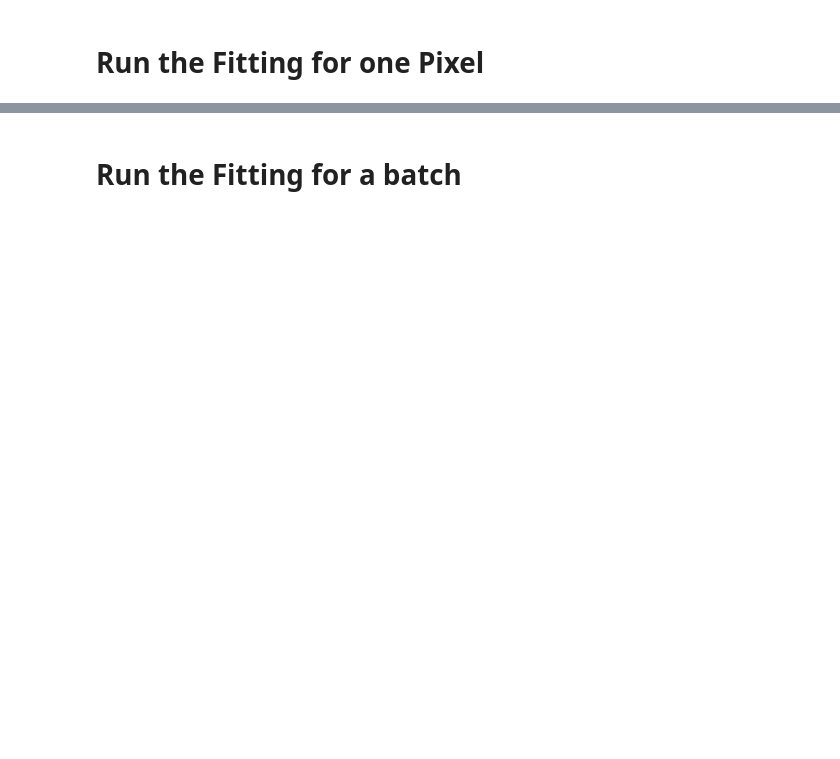
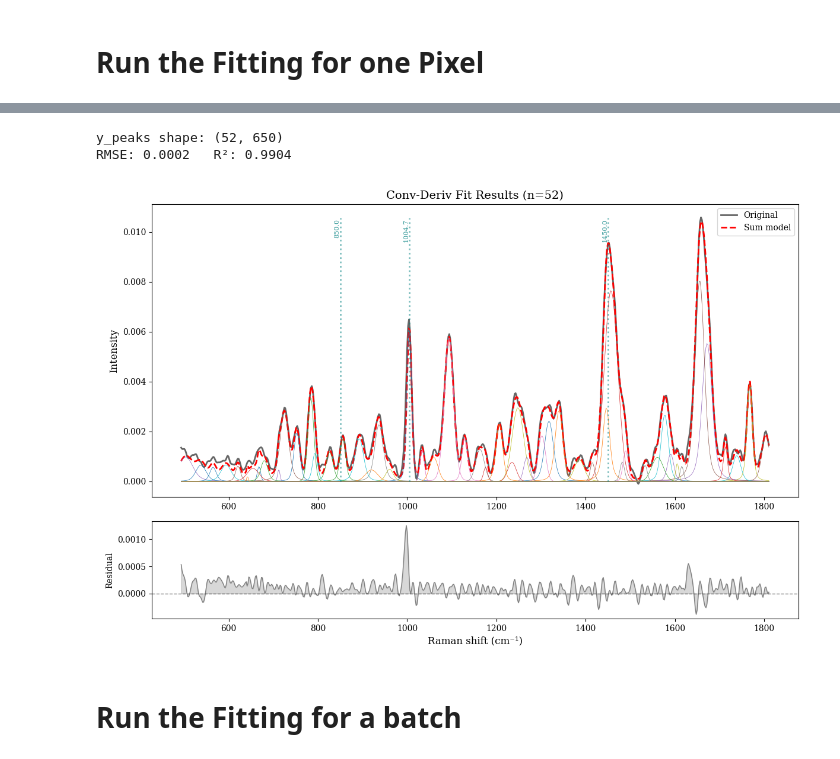
Before and after one commit to abbybonde/CASCADE, a Jupyter notebook: BCARSFitting copy.ipynb, the cells around one changed output, grey strips where cells are left out. Saved outputs shown, nothing was run; the diff lists cells and outputs as text; code cells hidden in the pictures; blank space fills up the shorter version.

Commit message:
updated add fixed peaks to have suppression around known peaks to minimize splitting into multiples

```diff
--- a/BCARSFitting copy.ipynb
+++ b/BCARSFitting copy.ipynb
@@ -79,8 +88,8 @@ wn = 1/converted_nm - 1/probe
 First_Run = True # whether this is the first run of the batch fitting loop (used to control aggressive optimization parameters)
 # %%
 # Select a pixel to visualize and test the fitting on
-pixx= 100
-pixy= 300
+pixx= 270
+pixy= 270
 # %%
 # Visualize the data
 plt.imshow(np.imag(raw_data[:,:,860]))
@@ -186,6 +208,8 @@ if First_Run:
 # %%
 # a list of peaks which you expect to be in your dataset; use None otherwise
 fixed_peaks=[1004, 1450, 850]
+suppression_windows = [5, 10, 10]
+adj = 0.0005
 # %%
 if First_Run:
 
@@ -201,3 +233,10 @@ if First_Run:
+# %%
+params_cd, converged_cd, n_iter_cd, response_tensor_cd, peak_mask_cd, p0_cd = process_conv_deriv_fit(spectrum_denoised + adj,x,sigmas=sigmas,gammas=gammas,response_threshold=response_threshold, amp_threshold = amp_threshold, min_scale_votes= min_scale_votes, min_spacing_in= min_spacing_in, min_spacing_post = min_spacing_post, max_iter=max_iter,  tol=tol, scale_preference_fraction=scale_preference_fraction, fixed_peaks=fixed_peaks)
+plot_voigt_fit_res(x, spectrum_denoised+ adj, params_cd, title="Conv-Deriv Fit Results", fixed_peaks=fixed_peaks)
+# %% [output]
+y_peaks shape: (52, 650)
+RMSE: 0.0002   R²: 0.9904
+[figure, added]
 # %% [markdown]
 # Run the Fitting for a batch
 # %%
```
Also changed, not shown: parts of 12 cells of this notebook, 1 other file.
